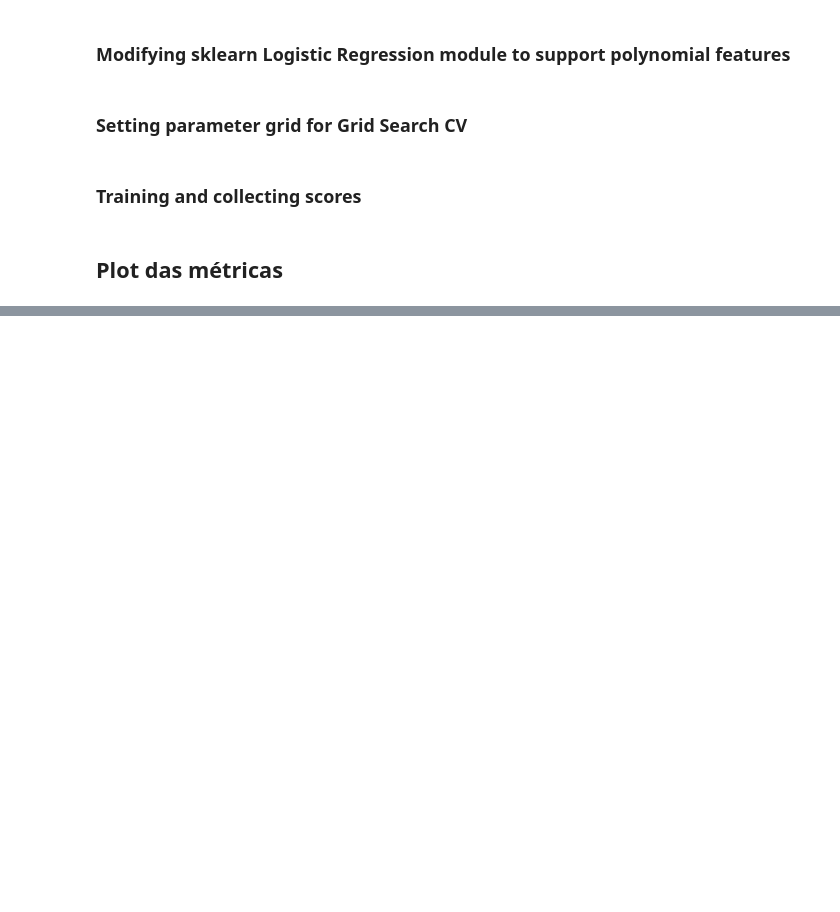
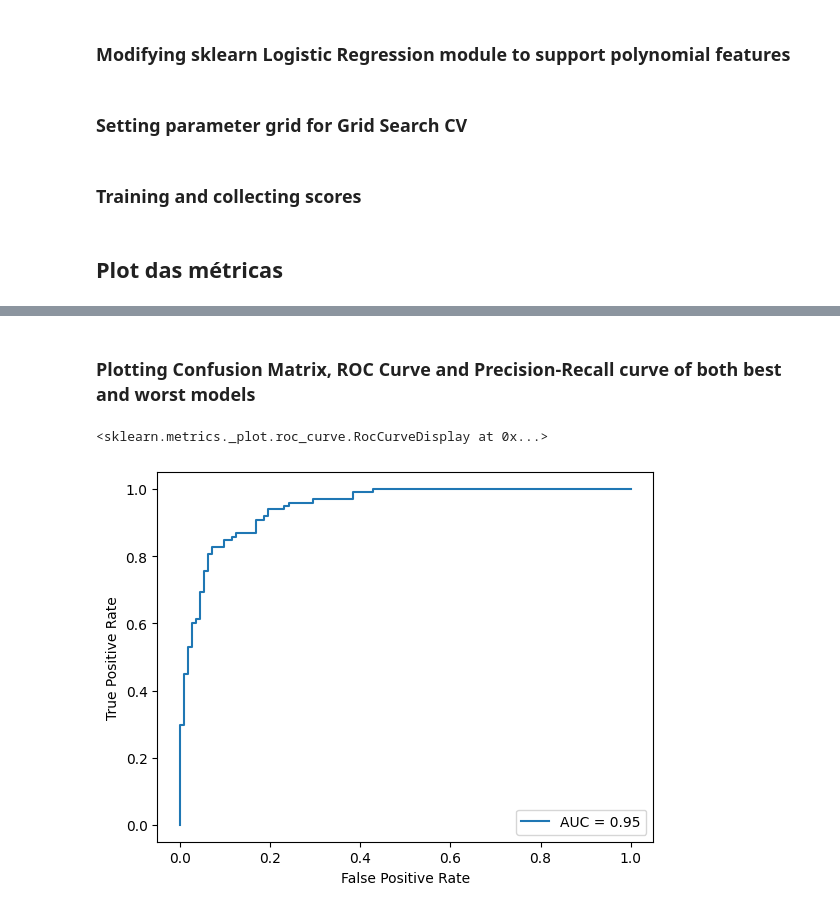
Before and after one commit to rabdiego/final_aprendizagem, a Jupyter notebook: models/logistic_regression/train_test.ipynb, the cells around one changed output, grey strips where cells are left out. Cells and saved outputs as stored; diff of their text form; code cells hidden in the pictures; blank space fills up the shorter version.

```diff
--- a/models/logistic_regression/train_test.ipynb
+++ b/models/logistic_regression/train_test.ipynb
@@ -154,0 +170,15 @@ fig.savefig('./charts/metrics.svg')
+# %% [markdown]
+### Plotting Confusion Matrix, ROC Curve and Precision-Recall curve of both best and worst models
+# %%
+y_pred = models[0][1].predict_proba(normal_test_attributes)
+from sklearn.metrics import roc_curve, auc, RocCurveDisplay
+
+fpr, tpr, thresholds = roc_curve(test_targets, y_pred[:, 1])
+
+roc_auc = auc(fpr, tpr)
+
+display = RocCurveDisplay(fpr=fpr, tpr=tpr, roc_auc = roc_auc)
+display.plot()
+# %% [output]
+<sklearn.metrics._plot.roc_curve.RocCurveDisplay at 0x...>
+[figure, added]
```
Also changed, not shown: parts of 4 cells of this notebook, 1 other file.
